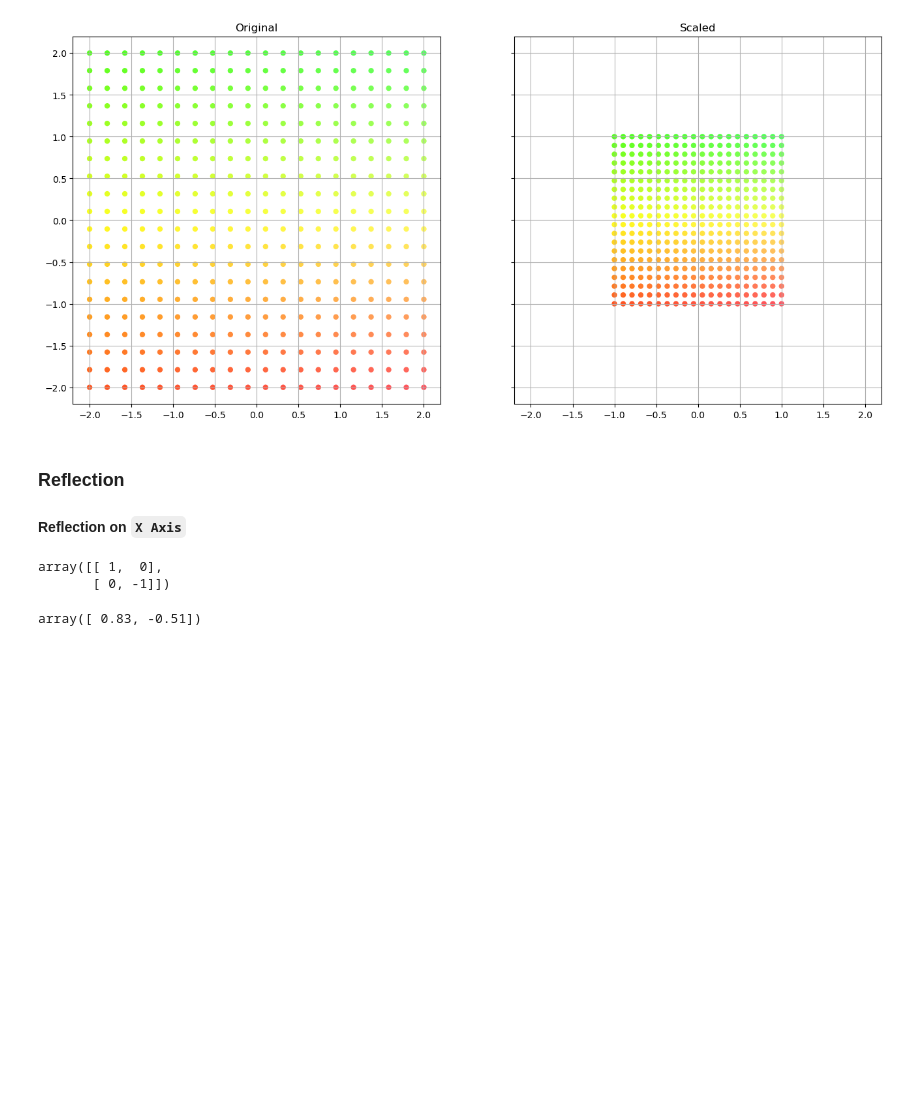
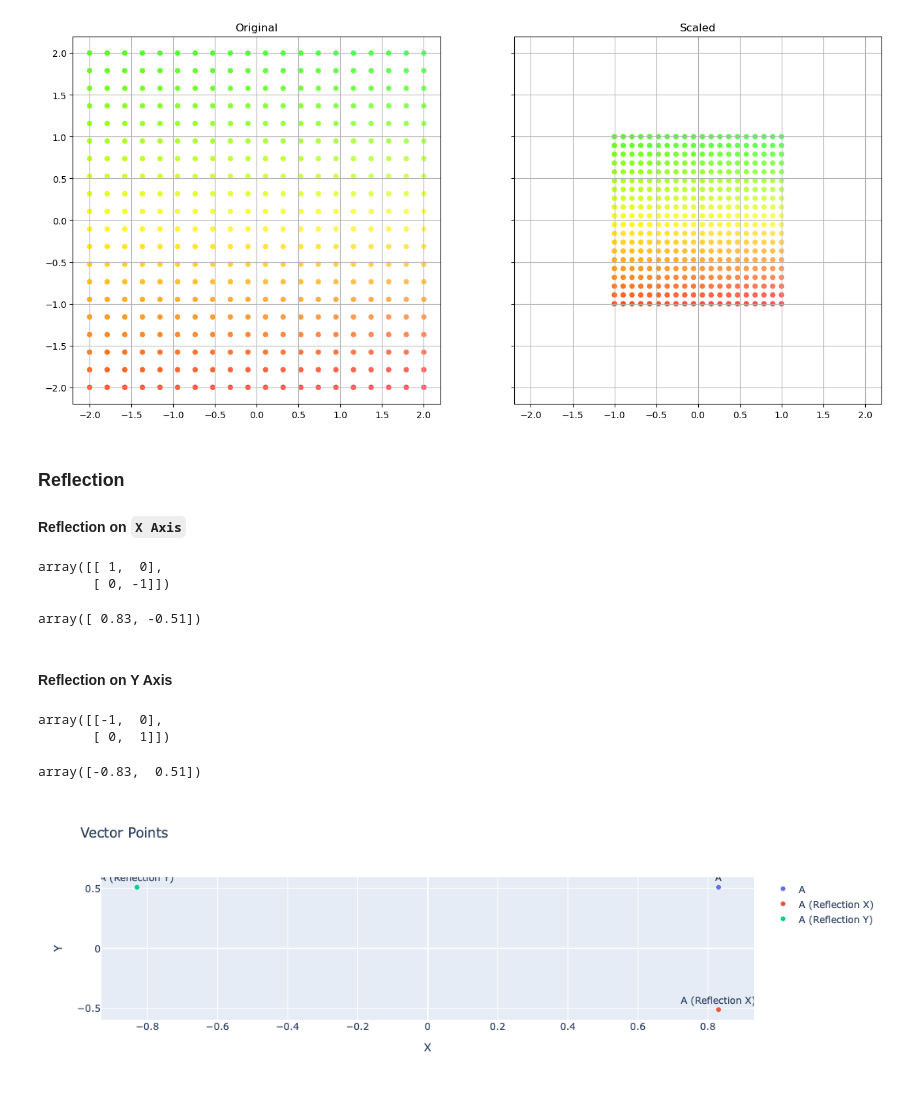
Before and after one commit to joakor89/Modern-Time-Series-Forecasting-with-Python, a Jupyter notebook: chap_11/01_LAI.ipynb, the cells around one changed output. Saved outputs shown, nothing was run; the diff lists cells and outputs as text; code cells hidden in the pictures; blank space fills up the shorter version.

```diff
--- a/chap_11/01_LAI.ipynb
+++ b/chap_11/01_LAI.ipynb
@@ -231,3 +231,21 @@ ARX = RX@A
 ARX
 # %% [output]
 array([ 0.83, -0.51])
+# %% [markdown]
+#### Reflection on Y Axis
+# %%
+RY = np.array([[-1, 0], [0, 1]])
+RY
+# %% [output]
+array([[-1,  0],
+       [ 0,  1]])
+# %%
+# Matrix Multiplication between the vector A and the transformation matrix
+ARY = RY@A
+ARY
+# %% [output]
+array([-0.83,  0.51])
+# %%
+plot_vector_points([A, ARX, ARY], names=["A", "A (Reflection X)", "A (Reflection Y)"])
+# %% [output]
+[figure, added]
```
Also changed, not shown: parts of 1 cell of this notebook.
